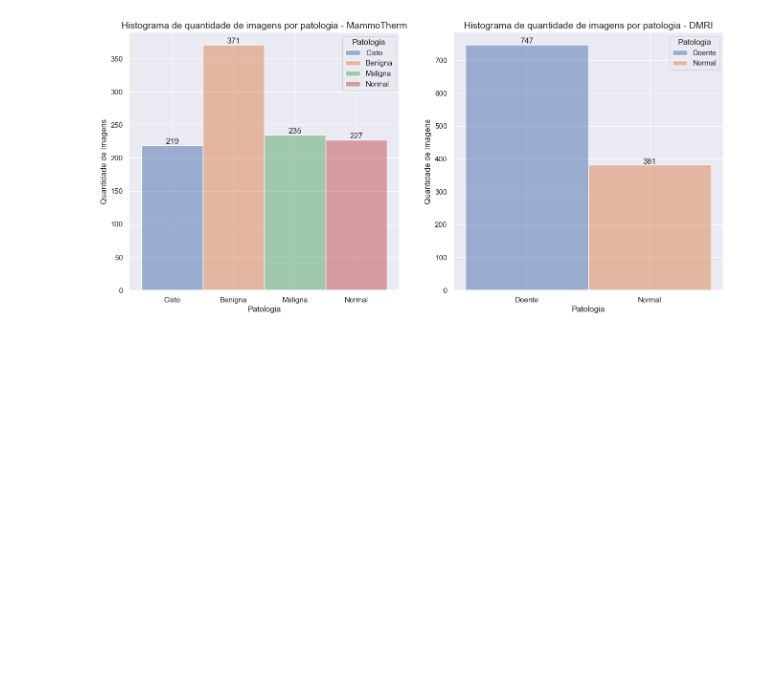
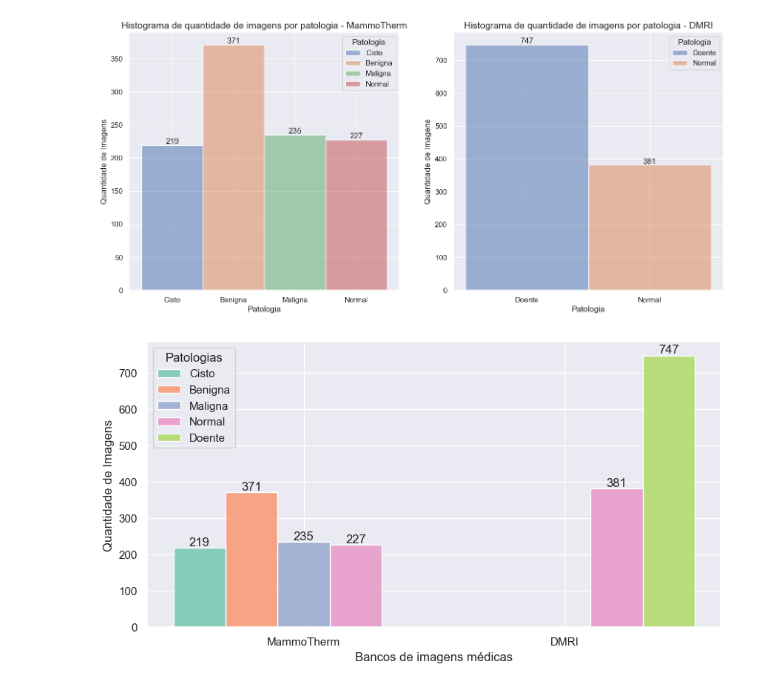
Before and after one commit to matheusssilva991/Radiomica, a Jupyter notebook: src/termografia/eda_metadados.ipynb, the cells around one changed output. Saved outputs shown, nothing was run; the diff lists cells and outputs as text; code cells hidden in the pictures; blank space fills up the shorter version.

```diff
--- a/src/termografia/eda_metadados.ipynb
+++ b/src/termografia/eda_metadados.ipynb
@@ -3,7 +3,7 @@ import pandas as pd
 import matplotlib.pyplot as plt
 import seaborn as sns
 
-sns.set()
+sns.set_theme()
 # %% [markdown]
 ## 1. Carregando os metadados
 # %%
@@ -36,6 +43,25 @@ for i, metadata, database_name in zip(ids, metadatas, databases_names):
 plt.show()
 # %% [output]
 [figure]
+# %%
+fig, ax = plt.subplots(figsize=(10, 5))
+sns.histplot(data=merge_metadatas, x='database', hue='pathology', ax=ax, multiple='dodge', palette='Set2')
+#plt.title('Quantidade de imagens de ultrassom por banco e patologia')
+plt.xlabel('Bancos de imagens médicas', size=12)
+plt.ylabel('Quantidade de Imagens', size=12)
+
+for p in ax.patches:
+    height = p.get_height()
+    if height > 0:
+        ax.annotate(f'{height:.0f}', (p.get_x() + p.get_width() / 2., height), ha='center', va='bottom')
+
+# Altere o título da legenda
+legend = ax.get_legend()
+legend.set_title('Patologias')
+
+plt.show()
+# %% [output]
+[figure, added]
 # %%
 databases_have_birads = []
 databases_have_roi = []
```
Also changed, not shown: parts of 2 cells of this notebook, 1 other file.
